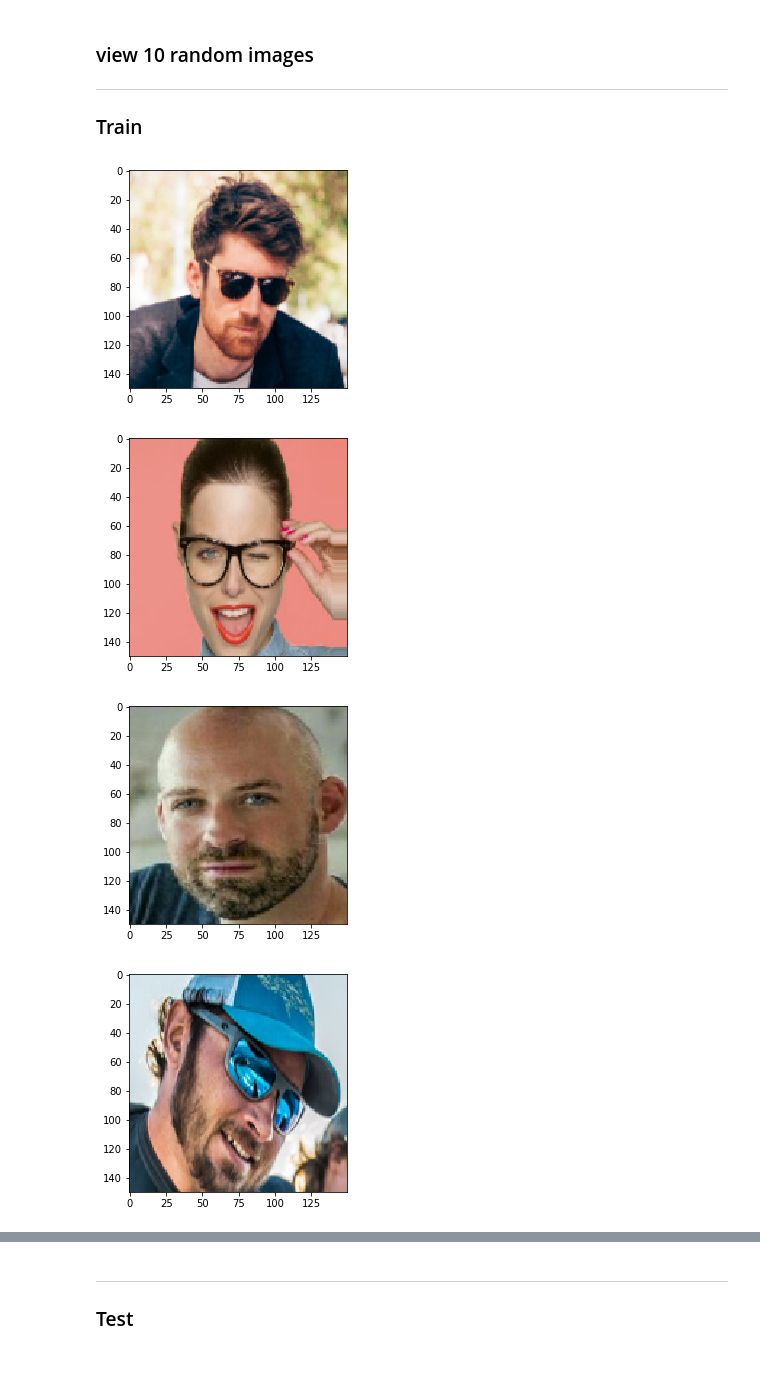
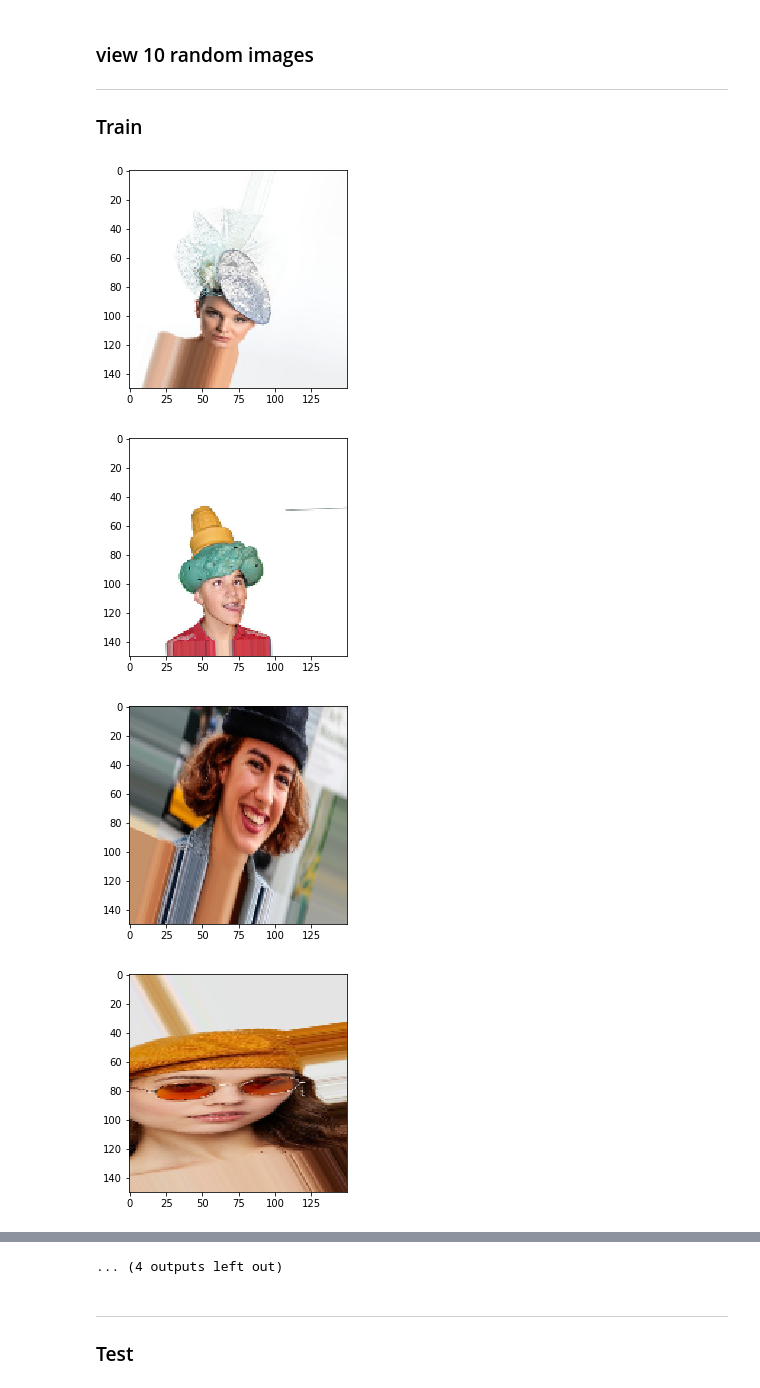
Before and after one commit to mzhou356/img2recommender, a Jupyter notebook: notebooks/image_processor.ipynb, the cells around one changed output, grey strips where cells are left out. Cells and saved outputs as stored; diff of their text form; code cells hidden in the pictures.

Commit message:
Tested more image augmentation

```diff
--- a/notebooks/image_processor.ipynb
+++ b/notebooks/image_processor.ipynb
@@ -172,8 +172,11 @@ def image_generation(train_df, test_df, label, batch_size):
     # use imagedatageneraor to preprocess and augment the small dataset
     datagen=ImageDataGenerator(
     rescale=1./255,
+    zoom_range= [0.8,1.7],
     shear_range=0.2,
-    zoom_range=0.2,
+    rotation_range = 40,
+    width_shift_range=0.2,
+    height_shift_range=0.2,
     horizontal_flip=True)
     # preprocess both train and test
     train_generator = datagen.flow_from_dataframe(
@@ -239,9 +242,9 @@ def show_imgs(data_gen, num, batch_size):
 
 ### Train
 # %%
-show_imgs(train_beard, 6, 32)
+show_imgs(train_hat, 16, 32)
 # %% [output]
-[figure, old version]
+[figure, new version]
-[figure, old version]
+[figure, new version]
-[figure, old version]
+[figure, new version]
-[figure, old version]
+[figure, new version]
@@ -250,3 +259,4 @@ show_imgs(train_beard, 6, 32)
+... (4 outputs left out)
 # %% [markdown]
 ----
 ### Test
```
Also changed, not shown: parts of 2 cells of this notebook.
